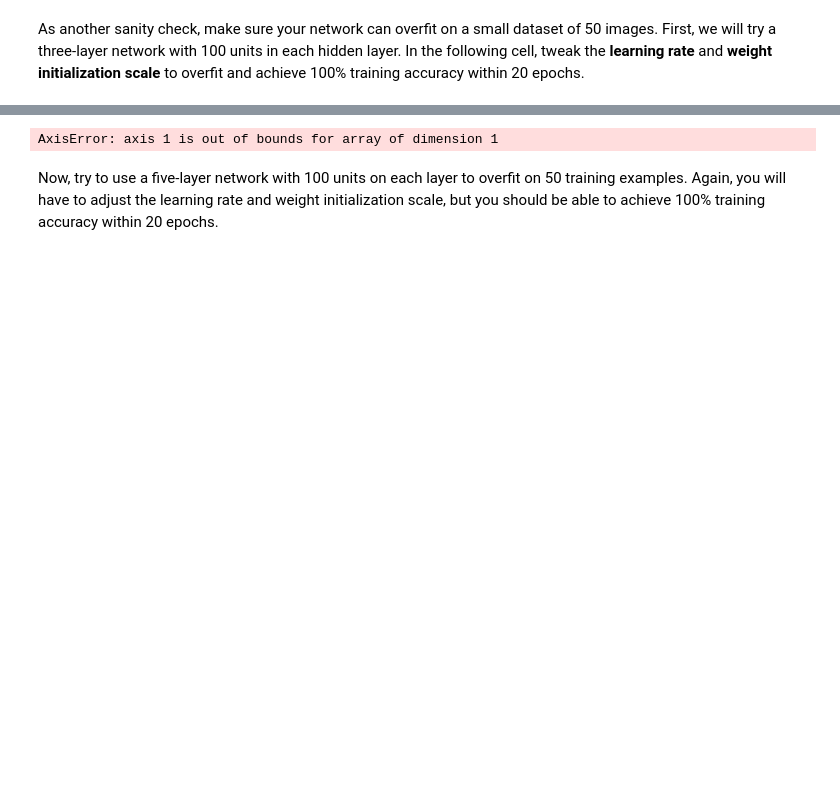
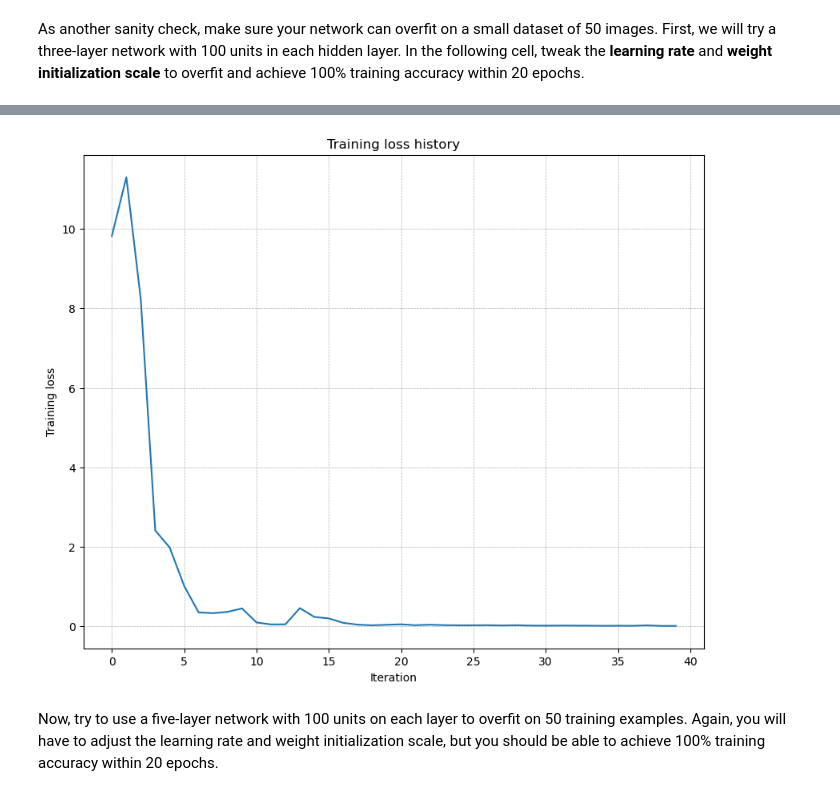
Before and after one commit to SeoungHyuckWon/CS231n, a Jupyter notebook: assignment2/FullyConnectedNets.ipynb, the cells around one changed output, grey strips where cells are left out. Cells and saved outputs as stored; diff of their text form; code cells hidden in the pictures; blank space fills up the shorter version.

```diff
--- a/assignment2/FullyConnectedNets.ipynb
+++ b/assignment2/FullyConnectedNets.ipynb
@@ -114,8 +129,11 @@ small_data = {
   "y_val": data["y_val"],
 }
 
-weight_scale = 1e-2   # Experiment with this!
-learning_rate = 1e-4  # Experiment with this!
+# weight_scale = 1e-2   # Experiment with this!
+# learning_rate = 1e-4  # Experiment with this!
+weight_scale = 3e-2   # Experiment with this!
+learning_rate = 4e-3  # Experiment with this!
+
 model = FullyConnectedNet(
     [100, 100],
     weight_scale=weight_scale,
@@ -143,4 +177,4 @@ plt.show()
-AxisError: axis 1 is out of bounds for array of dimension 1
+[figure, added]
 # %% [markdown]
 Now, try to use a five-layer network with 100 units on each layer to overfit on 50 training examples. Again, you will have to adjust the learning rate and weight initialization scale, but you should be able to achieve 100% training accuracy within 20 epochs.
 # %%
```
Also changed, not shown: parts of 14 cells of this notebook, 3 other files.
